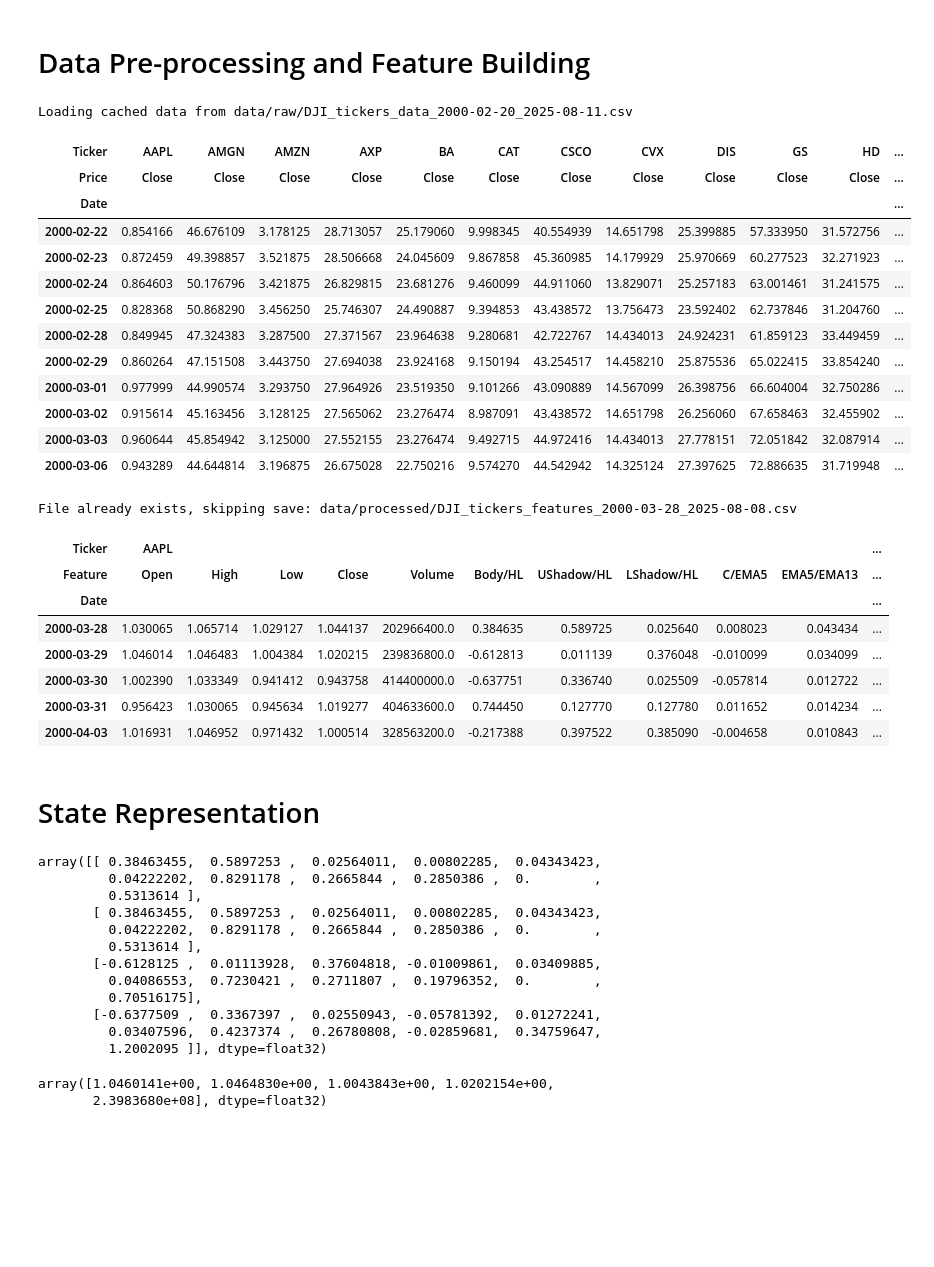
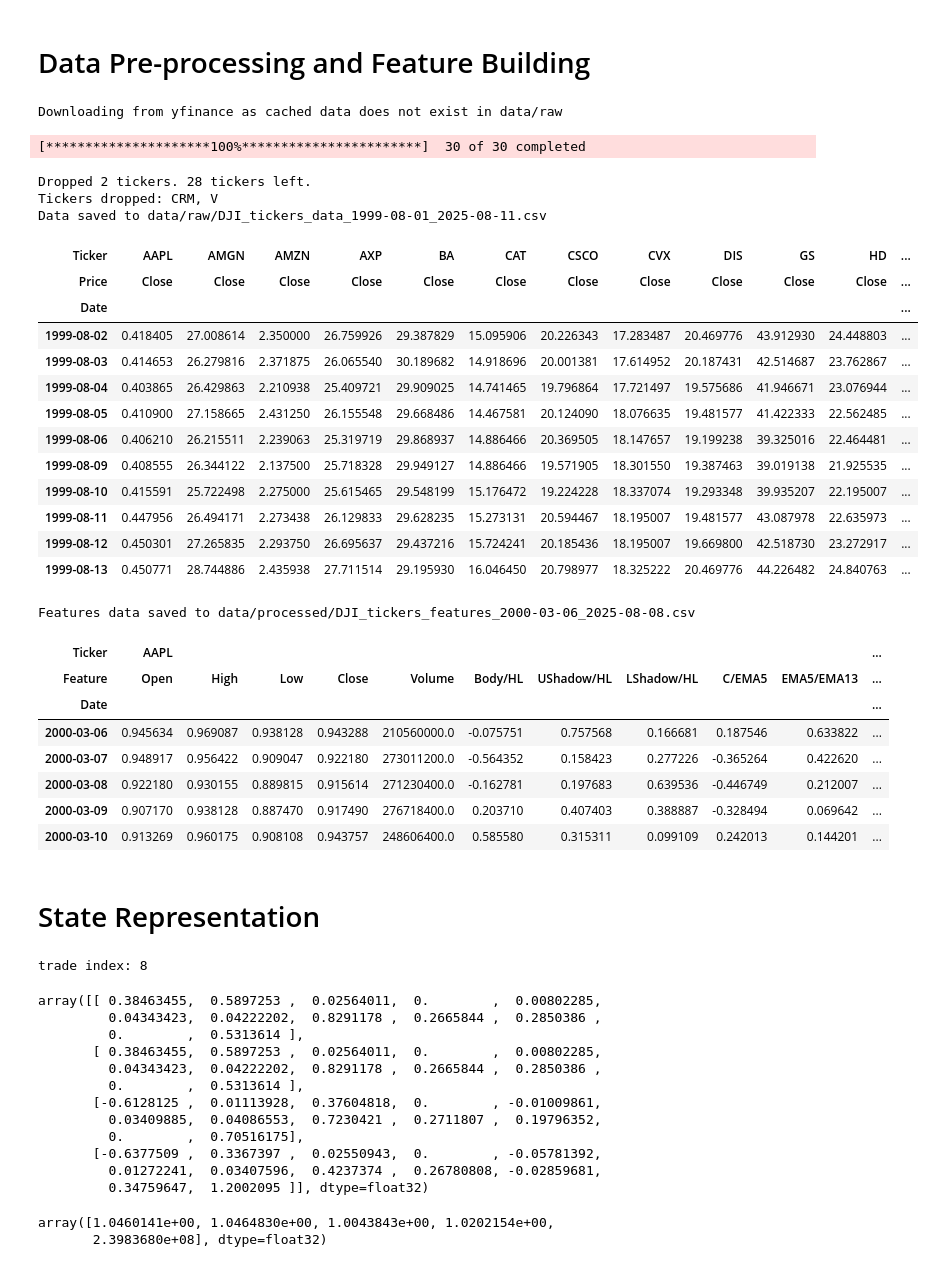
Before and after one commit to shh1v/ReinforceTrader, a Jupyter notebook: ReinforceTrader.ipynb, the cells around one changed output. Drawn from its saved outputs; the diff is of its cells as text; code cells hidden in the pictures; blank space fills up the shorter version.

```diff
--- a/ReinforceTrader.ipynb
+++ b/ReinforceTrader.ipynb
@@ -59,28 +25,32 @@ display(rewards)
 # Data Pre-processing and Feature Building
 # %%
 # Get DJI raw data using Yahoo Finance API
-data_loader = RawDataLoader(start_date='2000-02-20', end_date='2025-08-11', index='DJI')
+data_loader = RawDataLoader(start_date='1999-08-01', end_date='2025-08-11', index='DJI')
 
 # Download or load from cache the data
 raw_data = data_loader.get_hist_prices()
 
 # Inspect the raw DJI close and volume data
 display_df(raw_data)
 # %% [output]
-Loading cached data from data/raw/DJI_tickers_data_2000-02-20_2025-08-11.csv
+Downloading from yfinance as cached data does not exist in data/raw
+[*********************100%***********************]  30 of 30 completed
+Dropped 2 tickers. 28 tickers left.
+Tickers dropped: CRM, V
+Data saved to data/raw/DJI_tickers_data_1999-08-01_2025-08-11.csv
 | Ticker | AAPL | AMGN | AMZN | AXP | BA | CAT | CSCO | CVX | DIS | GS | HD | ... |
 | Price | Close | Close | Close | Close | Close | Close | Close | Close | Close | Close | Close | ... |
 | Date |  |  |  |  |  |  |  |  |  |  |  | ... |
-| 2000-02-22 | 0.854166 | 46.676109 | 3.178125 | 28.713057 | 25.179060 | 9.998345 | 40.554939 | 14.651798 | 25.399885 | 57.333950 | 31.572756 | ... |
-| 2000-02-23 | 0.872459 | 49.398857 | 3.521875 | 28.506668 | 24.045609 | 9.867858 | 45.360985 | 14.179929 | 25.970669 | 60.277523 | 32.271923 | ... |
-| 2000-02-24 | 0.864603 | 50.176796 | 3.421875 | 26.829815 | 23.681276 | 9.460099 | 44.911060 | 13.829071 | 25.257183 | 63.001461 | 31.241575 | ... |
-| 2000-02-25 | 0.828368 | 50.868290 | 3.456250 | 25.746307 | 24.490887 | 9.394853 | 43.438572 | 13.756473 | 23.592402 | 62.737846 | 31.204760 | ... |
-| 2000-02-28 | 0.849945 | 47.324383 | 3.287500 | 27.371567 | 23.964638 | 9.280681 | 42.722767 | 14.434013 | 24.924231 | 61.859123 | 33.449459 | ... |
-| 2000-02-29 | 0.860264 | 47.151508 | 3.443750 | 27.694038 | 23.924168 | 9.150194 | 43.254517 | 14.458210 | 25.875536 | 65.022415 | 33.854240 | ... |
-| 2000-03-01 | 0.977999 | 44.990574 | 3.293750 | 27.964926 | 23.519350 | 9.101266 | 43.090889 | 14.567099 | 26.398756 | 66.604004 | 32.750286 | ... |
-| 2000-03-02 | 0.915614 | 45.163456 | 3.128125 | 27.565062 | 23.276474 | 8.987091 | 43.438572 | 14.651798 | 26.256060 | 67.658463 | 32.455902 | ... |
-| 2000-03-03 | 0.960644 | 45.854942 | 3.125000 | 27.552155 | 23.276474 | 9.492715 | 44.972416 | 14.434013 | 27.778151 | 72.051842 | 32.087914 | ... |
-| 2000-03-06 | 0.943289 | 44.644814 | 3.196875 | 26.675028 | 22.750216 | 9.574270 | 44.542942 | 14.325124 | 27.397625 | 72.886635 | 31.719948 | ... |
+| 1999-08-02 | 0.418405 | 27.008614 | 2.350000 | 26.759926 | 29.387829 | 15.095906 | 20.226343 | 17.283487 | 20.469776 | 43.912930 | 24.448803 | ... |
+| 1999-08-03 | 0.414653 | 26.279816 | 2.371875 | 26.065540 | 30.189682 | 14.918696 | 20.001381 | 17.614952 | 20.187431 | 42.514687 | 23.762867 | ... |
+| 1999-08-04 | 0.403865 | 26.429863 | 2.210938 | 25.409721 | 29.909025 | 14.741465 | 19.796864 | 17.721497 | 19.575686 | 41.946671 | 23.076944 | ... |
+| 1999-08-05 | 0.410900 | 27.158665 | 2.431250 | 26.155548 | 29.668486 | 14.467581 | 20.124090 | 18.076635 | 19.481577 | 41.422333 | 22.562485 | ... |
+| 1999-08-06 | 0.406210 | 26.215511 | 2.239063 | 25.319719 | 29.868937 | 14.886466 | 20.369505 | 18.147657 | 19.199238 | 39.325016 | 22.464481 | ... |
+| 1999-08-09 | 0.408555 | 26.344122 | 2.137500 | 25.718328 | 29.949127 | 14.886466 | 19.571905 | 18.301550 | 19.387463 | 39.019138 | 21.925535 | ... |
+| 1999-08-10 | 0.415591 | 25.722498 | 2.275000 | 25.615465 | 29.548199 | 15.176472 | 19.224228 | 18.337074 | 19.293348 | 39.935207 | 22.195007 | ... |
+| 1999-08-11 | 0.447956 | 26.494171 | 2.273438 | 26.129833 | 29.628235 | 15.273131 | 20.594467 | 18.195007 | 19.481577 | 43.087978 | 22.635973 | ... |
+| 1999-08-12 | 0.450301 | 27.265835 | 2.293750 | 26.695637 | 29.437216 | 15.724241 | 20.185436 | 18.195007 | 19.669800 | 42.518730 | 23.272917 | ... |
+| 1999-08-13 | 0.450771 | 28.744886 | 2.435938 | 27.711514 | 29.195930 | 16.046450 | 20.798977 | 18.325222 | 20.469776 | 44.226482 | 24.840763 | ... |
 # %%
 # Instantiate Feature Builder to Build relevant features for state space
 feature_builder = FeatureBuilder(hist_prices=raw_data)
@@ -92,34 +62,36 @@ features_data = feature_builder.get_features()
 # Inspect the features
 display_df(features_data, rows=5)
 # %% [output]
-File already exists, skipping save: data/processed/DJI_tickers_features_2000-03-28_2025-08-08.csv
+Features data saved to data/processed/DJI_tickers_features_2000-03-06_2025-08-08.csv
 | Ticker | AAPL |  |  |  |  |  |  |  |  |  | ... |
 | Feature | Open | High | Low | Close | Volume | Body/HL | UShadow/HL | LShadow/HL | C/EMA5 | EMA5/EMA13 | ... |
 | Date |  |  |  |  |  |  |  |  |  |  | ... |
-| 2000-03-28 | 1.030065 | 1.065714 | 1.029127 | 1.044137 | 202966400.0 | 0.384635 | 0.589725 | 0.025640 | 0.008023 | 0.043434 | ... |
-| 2000-03-29 | 1.046014 | 1.046483 | 1.004384 | 1.020215 | 239836800.0 | -0.612813 | 0.011139 | 0.376048 | -0.010099 | 0.034099 | ... |
-| 2000-03-30 | 1.002390 | 1.033349 | 0.941412 | 0.943758 | 414400000.0 | -0.637751 | 0.336740 | 0.025509 | -0.057814 | 0.012722 | ... |
-| 2000-03-31 | 0.956423 | 1.030065 | 0.945634 | 1.019277 | 404633600.0 | 0.744450 | 0.127770 | 0.127780 | 0.011652 | 0.014234 | ... |
-| 2000-04-03 | 1.016931 | 1.046952 | 0.971432 | 1.000514 | 328563200.0 | -0.217388 | 0.397522 | 0.385090 | -0.004658 | 0.010843 | ... |
+| 2000-03-06 | 0.945634 | 0.969087 | 0.938128 | 0.943288 | 210560000.0 | -0.075751 | 0.757568 | 0.166681 | 0.187546 | 0.633822 | ... |
+| 2000-03-07 | 0.948917 | 0.956422 | 0.909047 | 0.922180 | 273011200.0 | -0.564352 | 0.158423 | 0.277226 | -0.365264 | 0.422620 | ... |
+| 2000-03-08 | 0.922180 | 0.930155 | 0.889815 | 0.915614 | 271230400.0 | -0.162781 | 0.197683 | 0.639536 | -0.446749 | 0.212007 | ... |
+| 2000-03-09 | 0.907170 | 0.938128 | 0.887470 | 0.917490 | 276718400.0 | 0.203710 | 0.407403 | 0.388887 | -0.328494 | 0.069642 | ... |
+| 2000-03-10 | 0.913269 | 0.960175 | 0.908108 | 0.943757 | 248606400.0 | 0.585580 | 0.315311 | 0.099109 | 0.242013 | 0.144201 | ... |
 # %% [markdown]
 # State Representation
 # %%
 state_loader = EpisodeStateLoader(features_data, 'configs/episodes.json')
+# %% [output]
+trade index: 8
 # %%
 state_loader.get_state_matrix('train', 1, 'AAPL', 2, 4)
 # %% [output]
-array([[ 0.38463455,  0.5897253 ,  0.02564011,  0.00802285,  0.04343423,
-         0.04222202,  0.8291178 ,  0.2665844 ,  0.2850386 ,  0.        ,
-         0.5313614 ],
-       [ 0.38463455,  0.5897253 ,  0.02564011,  0.00802285,  0.04343423,
-         0.04222202,  0.8291178 ,  0.2665844 ,  0.2850386 ,  0.        ,
-         0.5313614 ],
-       [-0.6128125 ,  0.01113928,  0.37604818, -0.01009861,  0.03409885,
-         0.04086553,  0.7230421 ,  0.2711807 ,  0.19796352,  0.        ,
-         0.70516175],
-       [-0.6377509 ,  0.3367397 ,  0.02550943, -0.05781392,  0.01272241,
-         0.03407596,  0.4237374 ,  0.26780808, -0.02859681,  0.34759647,
-         1.2002095 ]], dtype=float32)
+array([[ 0.38463455,  0.5897253 ,  0.02564011,  0.        ,  0.00802285,
+         0.04343423,  0.04222202,  0.8291178 ,  0.2665844 ,  0.2850386 ,
+         0.        ,  0.5313614 ],
+       [ 0.38463455,  0.5897253 ,  0.02564011,  0.        ,  0.00802285,
+         0.04343423,  0.04222202,  0.8291178 ,  0.2665844 ,  0.2850386 ,
+         0.        ,  0.5313614 ],
+       [-0.6128125 ,  0.01113928,  0.37604818,  0.        , -0.01009861,
+         0.03409885,  0.04086553,  0.7230421 ,  0.2711807 ,  0.19796352,
+         0.        ,  0.70516175],
+       [-0.6377509 ,  0.3367397 ,  0.02550943,  0.        , -0.05781392,
+         0.01272241,  0.03407596,  0.4237374 ,  0.26780808, -0.02859681,
+         0.34759647,  1.2002095 ]], dtype=float32)
 # %%
 state_loader.get_state_OHLCV('train', 1, 'AAPL', 1)
 # %% [output]
```
Also changed, not shown: parts of 8 cells of this notebook, 5 other files.
